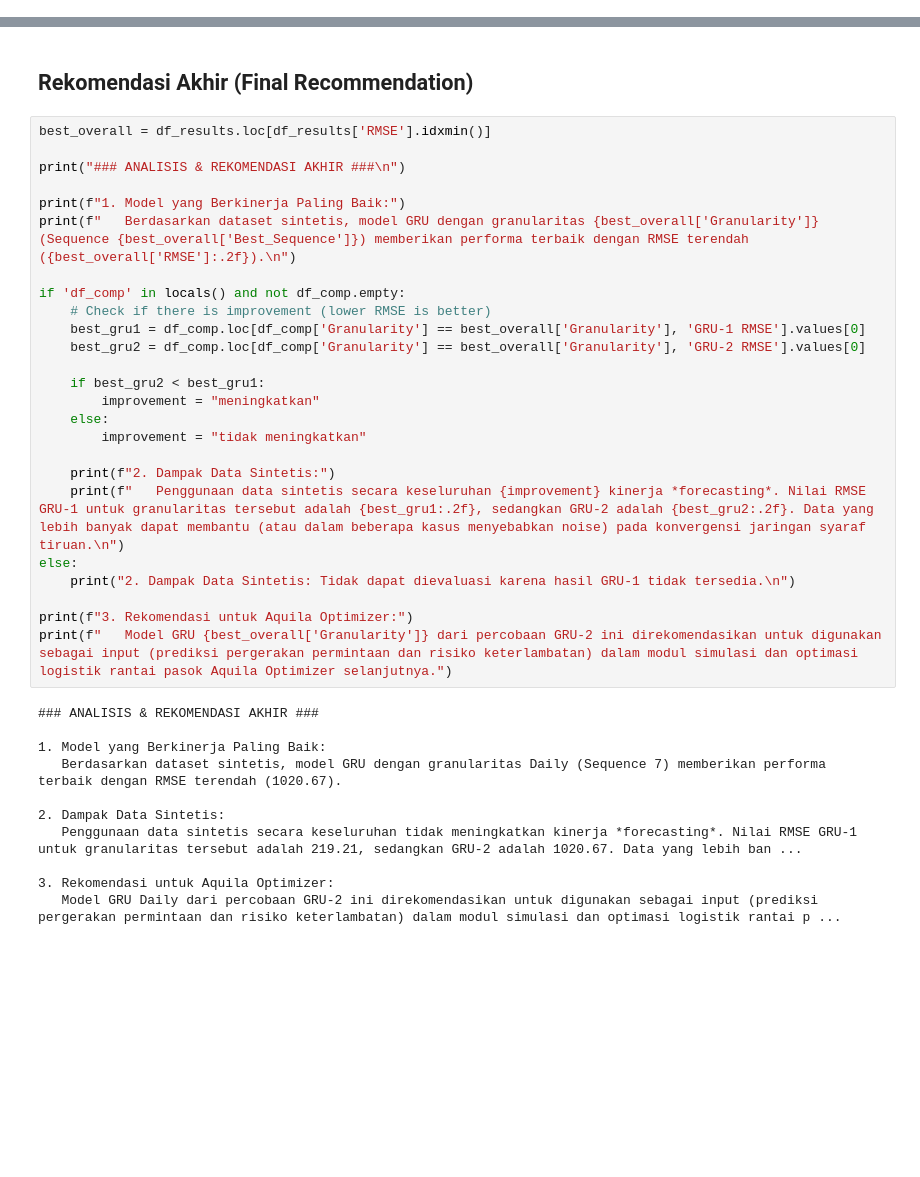
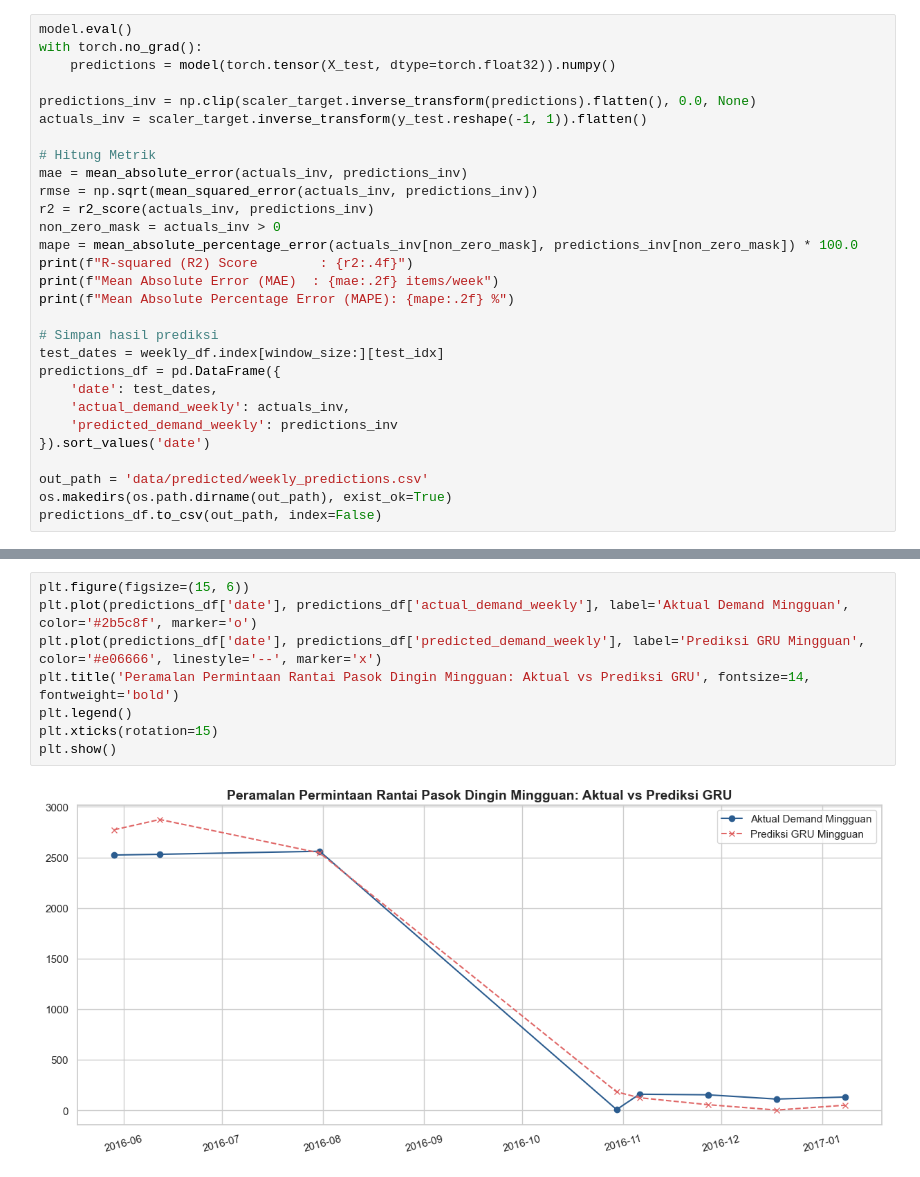
Before and after one commit to DeanFebrio/AOL_AppliedMathModeling, a Jupyter notebook: GRU-2.ipynb, the cells around one changed output, grey strips where cells are left out. Saved outputs shown, nothing was run; the diff lists cells and outputs as text; blank space fills up the shorter version.

Commit message:
new model implementation

```diff
--- a/GRU-2.ipynb
+++ b/GRU-2.ipynb
@@ -309,0 +160,29 @@ Hasil Prediksi, Metrik, dan Ringkasan telah diekspor ke folder 'data/predicted-2
+# %%
+model.eval()
+with torch.no_grad():
+    predictions = model(torch.tensor(X_test, dtype=torch.float32)).numpy()
+
+predictions_inv = np.clip(scaler_target.inverse_transform(predictions).flatten(), 0.0, None)
+actuals_inv = scaler_target.inverse_transform(y_test.reshape(-1, 1)).flatten()
+
+# Hitung Metrik
+mae = mean_absolute_error(actuals_inv, predictions_inv)
+rmse = np.sqrt(mean_squared_error(actuals_inv, predictions_inv))
+r2 = r2_score(actuals_inv, predictions_inv)
+non_zero_mask = actuals_inv > 0
+mape = mean_absolute_percentage_error(actuals_inv[non_zero_mask], predictions_inv[non_zero_mask]) * 100.0
+print(f"R-squared (R2) Score        : {r2:.4f}")
+print(f"Mean Absolute Error (MAE)  : {mae:.2f} items/week")
+print(f"Mean Absolute Percentage Error (MAPE): {mape:.2f} %")
+
+# Simpan hasil prediksi
+test_dates = weekly_df.index[window_size:][test_idx]
+predictions_df = pd.DataFrame({
+    'date': test_dates,
+    'actual_demand_weekly': actuals_inv,
+    'predicted_demand_weekly': predictions_inv
+}).sort_values('date')
+
+out_path = 'data/predicted/weekly_predictions.csv'
+os.makedirs(os.path.dirname(out_path), exist_ok=True)
+predictions_df.to_csv(out_path, index=False)
@@ -433,38 +195,10 @@ else:
-# %% [markdown]
-## Rekomendasi Akhir (Final Recommendation)
-# %%
-best_overall = df_results.loc[df_results['RMSE'].idxmin()]
-
-print("### ANALISIS & REKOMENDASI AKHIR ###\n")
-
-print(f"1. Model yang Berkinerja Paling Baik:")
-print(f"   Berdasarkan dataset sintetis, model GRU dengan granularitas {best_overall['Granularity']} (Sequence {best_overall['Best_Sequence']}) memberikan performa terbaik dengan RMSE terendah ({best_overall['RMSE']:.2f}).\n")
-
-if 'df_comp' in locals() and not df_comp.empty:
-    # Check if there is improvement (lower RMSE is better)
-    best_gru1 = df_comp.loc[df_comp['Granularity'] == best_overall['Granularity'], 'GRU-1 RMSE'].values[0]
-    best_gru2 = df_comp.loc[df_comp['Granularity'] == best_overall['Granularity'], 'GRU-2 RMSE'].values[0]
-
-    if best_gru2 < best_gru1:
-        improvement = "meningkatkan"
-    else:
-        improvement = "tidak meningkatkan"
-
-    print(f"2. Dampak Data Sintetis:")
-    print(f"   Penggunaan data sintetis secara keseluruhan {improvement} kinerja *forecasting*. Nilai RMSE GRU-1 untuk granularitas tersebut adalah {best_gru1:.2f}, sedangkan GRU-2 adalah {best_gru2:.2f}. Data yang lebih banyak dapat membantu (atau dalam beberapa kasus menyebabkan noise) pada konvergensi jaringan syaraf tiruan.\n")
-else:
-    print("2. Dampak Data Sintetis: Tidak dapat dievaluasi karena hasil GRU-1 tidak tersedia.\n")
-
-print(f"3. Rekomendasi untuk Aquila Optimizer:")
-print(f"   Model GRU {best_overall['Granularity']} dari percobaan GRU-2 ini direkomendasikan untuk digunakan sebagai input (prediksi pergerakan permintaan dan risiko keterlambatan) dalam modul simulasi dan optimasi logistik rantai pasok Aquila Optimizer selanjutnya.")
-# %% [output]
-### ANALISIS & REKOMENDASI AKHIR ###
-
-1. Model yang Berkinerja Paling Baik:
-   Berdasarkan dataset sintetis, model GRU dengan granularitas Daily (Sequence 7) memberikan performa terbaik dengan RMSE terendah (1020.67).
-
-2. Dampak Data Sintetis:
-   Penggunaan data sintetis secara keseluruhan tidak meningkatkan kinerja *forecasting*. Nilai RMSE GRU-1 untuk granularitas tersebut adalah 219.21, sedangkan GRU-2 adalah 1020.67. Data yang lebih ban ...
-
-3. Rekomendasi untuk Aquila Optimizer:
-   Model GRU Daily dari percobaan GRU-2 ini direkomendasikan untuk digunakan sebagai input (prediksi pergerakan permintaan dan risiko keterlambatan) dalam modul simulasi dan optimasi logistik rantai p ...
+# %%
+plt.figure(figsize=(15, 6))
+plt.plot(predictions_df['date'], predictions_df['actual_demand_weekly'], label='Aktual Demand Mingguan', color='#2b5c8f', marker='o')
+plt.plot(predictions_df['date'], predictions_df['predicted_demand_weekly'], label='Prediksi GRU Mingguan', color='#e06666', linestyle='--', marker='x')
+plt.title('Peramalan Permintaan Rantai Pasok Dingin Mingguan: Aktual vs Prediksi GRU', fontsize=14, fontweight='bold')
+plt.legend()
+plt.xticks(rotation=15)
+plt.show()
+# %% [output]
+[figure, added]
```
Also changed, not shown: parts of 28 cells of this notebook, 9 other files.
